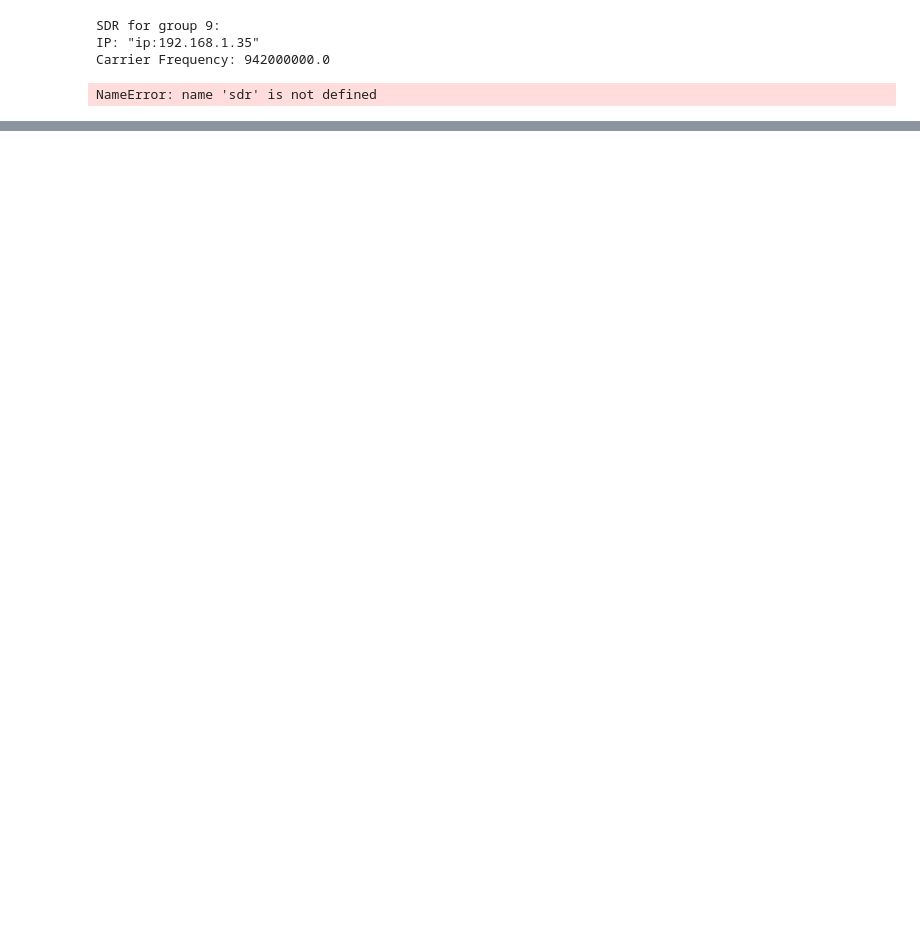
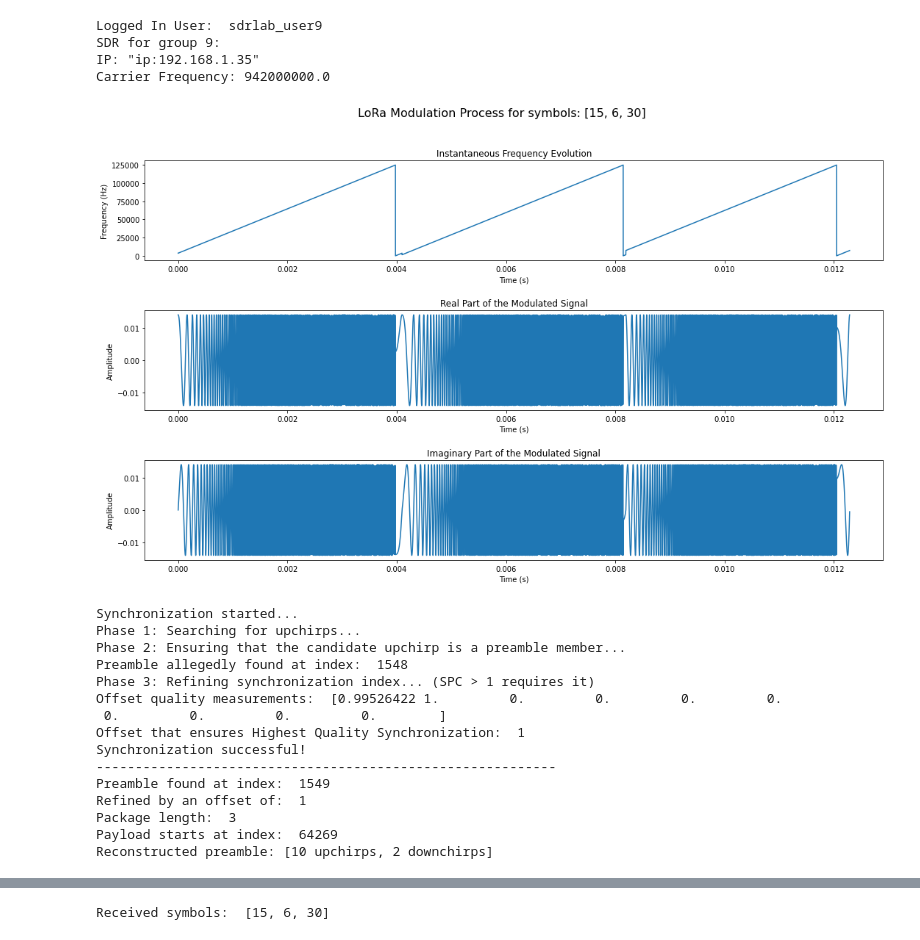
Before and after one commit to stefaema/LoRaSimulator, a Jupyter notebook: Definitive/sdr_playground.ipynb, the cells around one changed output, grey strips where cells are left out. Saved outputs shown, nothing was run; the diff lists cells and outputs as text; code cells hidden in the pictures; blank space fills up the shorter version.

```diff
--- a/Definitive/sdr_playground.ipynb
+++ b/Definitive/sdr_playground.ipynb
@@ -3,16 +3,32 @@ import numpy as np
 import matplotlib.pyplot as plt
 from lora_modem import LoraModulator, LoraDemodulator, LoraSynchronizer
 # %%
-def get_sdr_info(group_number):
-    if group_number <= 0 or group_number > 13:
+def get_number_from_user():
+    # Automatically computes the group number for the logged in user at that moment
+    import os
+    import re
+    jupyterhub_username = os.environ['JUPYTERHUB_USER']
+    print("Logged In User: ",jupyterhub_username)
+    match = re.search(r'sdrlab_user(\d+)', jupyterhub_username)
+    group_number = match.group(1)
+    return int(group_number)
+
+def get_sdr_info(group_number= None):
+    # Get the IP and Carrier Frequency of the SDR for the group number
+
+    if group_number is None:
+        group_number = get_number_from_user()
+
+    if group_number <= 0 or group_number > 13 or not isinstance(group_number, int):
         raise ValueError("Invalid group number")
     IPs = [-1, 'ip:192.168.1.31', 'ip:192.168.1.31', 'ip:192.168.1.32', 'ip:192.168.1.32', 'ip:192.168.1.33', 'ip:192.168.1.33', 'ip:192.168.1.34', 'ip:192.168.1.34', 'ip:192.168.1.35', 'ip:192.168.1.35', 'ip:192.168.1.36', 'ip:192.168.1.36', 'ip:192.168.1.37', 'ip:192.168.1.37']
     Carrier_freq = [-1, 910e6, 914e6, 918e6, 922e6, 926e6, 930e6, 934e6, 938e6, 942e6, 946e6, 950e6, 954e6, 958e6, 962e6]
     print(f"SDR for group {group_number}: \nIP: \"{IPs[group_number]}\" \nCarrier Frequency: {Carrier_freq[group_number]}")
     return IPs[group_number], Carrier_freq[group_number]
 
-ip, CarrierFreq = get_sdr_info(9)
+ip, CarrierFreq = get_sdr_info()
 # %% [output]
+Logged In User:  sdrlab_user9
 SDR for group 9:
 IP: "ip:192.168.1.35"
 Carrier Frequency: 942000000.0
@@ -23,14 +39,14 @@ import adi
 
 Uri              = ip            # RELLENAR CON LA IP DEL SDR ASIGNADO
 SamplingRate     = 2e6           # Sample rate RX and TX paths[Samples/Sec]
-Loopback         = 1             # 0=Disabled, 1=Digital, 2=RF
+Loopback         = 0             # 0=Disabled, 1=Digital, 2=RF
 
 TxLOFreq         = CarrierFreq         # Carrier frequency of TX path [Hz] RELLENAR CON LA FREC. DE PORTADORA ASIGNADA
 TxAtten          = -10           # Attenuation applied to TX path, valid range is -90 to 0 dB [dB]
 TxRfBw           = 4e6           # Bandwidth of front-end analog filter of TX path [Hz]
 
 RxLOFreq         = TxLOFreq      # Carrier frequency of RX path [Hz]
-GainControlModes = "slow_attack" # Receive path AGC Options: slow_attack, fast_attack, manual
+GainControlModes = "fast_attack" # Receive path AGC Options: slow_attack, fast_attack, manual
 RxHardwareGain   = 0             # Gain applied to RX path. Only applicable when gain_control_mode is set to 'manual'
 RxRfBw           = TxRfBw        # Bandwidth of front-end analog filter of RX path [Hz]
 RxBufferSize     = 2**20-1
@@ -56,28 +70,50 @@ sdr.rx_buffer_size          = RxBufferSize
+# %%
+# ------ ModSyncDemod Setup ------
+spreading_factor = 9
+bandwidth = 125e3
+samples_per_chip = 10
+preamble_number = 8
+
+modulator = LoraModulator(spreading_factor, bandwidth, samples_per_chip)
+demodulator = LoraDemodulator(spreading_factor, bandwidth, samples_per_chip)
+synchronizer = LoraSynchronizer(spreading_factor, samples_per_chip, demodulator, preamble_number)
 # %%
 # ----- Playground -----
-spreading_factor = 7
-bandwidth = 125e3
-samples_per_chip = 5
-preamble_number = 8
 
-modulator = LoraModulator(spreading_factor, bandwidth, samples_per_chip)
-demodulator = LoraDemodulator(spreading_factor, bandwidth, samples_per_chip)
-synchronizer = LoraSynchronizer(spreading_factor, samples_per_chip, demodulator, preamble_number)
-payload = [10, 50, 93]
+# Define the symbols of the payload
+payload = [15, 6, 30]
 
-
+# Modulate and transmit the package for the given payload
 pkg_signal, payload_signal = modulator.modulate_n_plot_explicit_package(preamble_number, payload, plot_with_preamble=False, return_payload_signal=True)
 
-
+# Transmit the package
 sdr.tx(pkg_signal * 2**14)
 
+# Receive a buffer that contains the transmitted package (if there is any)
 rx_buffer = sdr.rx() / 2**14
 
+# Synchronize the received buffer and extract the payload
 sync_rx_payload = synchronizer.synchronize_rx_buffer(rx_buffer)
 synchronizer.plot_synchronization(rx_buffer, sync_rx_payload, payload_signal)
 
+# Demodulate the received payload (if there is any)
 if sync_rx_payload is not None:
     received_symbols = demodulator.demodulate_n_plot_symbols(sync_rx_payload)
     print('Received symbols: ', received_symbols)
 # %% [output]
+[figure, added]
-NameError: name 'sdr' is not defined
+Synchronization started...
+Phase 1: Searching for upchirps...
+Phase 2: Ensuring that the candidate upchirp is a preamble member...
+Preamble allegedly found at index:  1548
+Phase 3: Refining synchronization index... (SPC > 1 requires it)
+Offset quality measurements:  [0.99526422 1.         0.         0.         0.         0.
+ 0.         0.         0.         0.        ]
+Offset that ensures Highest Quality Synchronization:  1
+Synchronization successful!
+-----------------------------------------------------------
+Preamble found at index:  1549
+Refined by an offset of:  1
+Package length:  3
+Payload starts at index:  64269
+Reconstructed preamble: [10 upchirps, 2 downchirps]
@@ -84,3 +122,4 @@ NameError: name 'sdr' is not defined
+Received symbols:  [15, 6, 30]
 # %%
 # Since it is not possible to turn off Tx, it is configured to transmit at low power and on a different frequency than Rx.
 sdr.tx_destroy_buffer()
```
Also changed, not shown: parts of 2 cells of this notebook, 3 other files.
